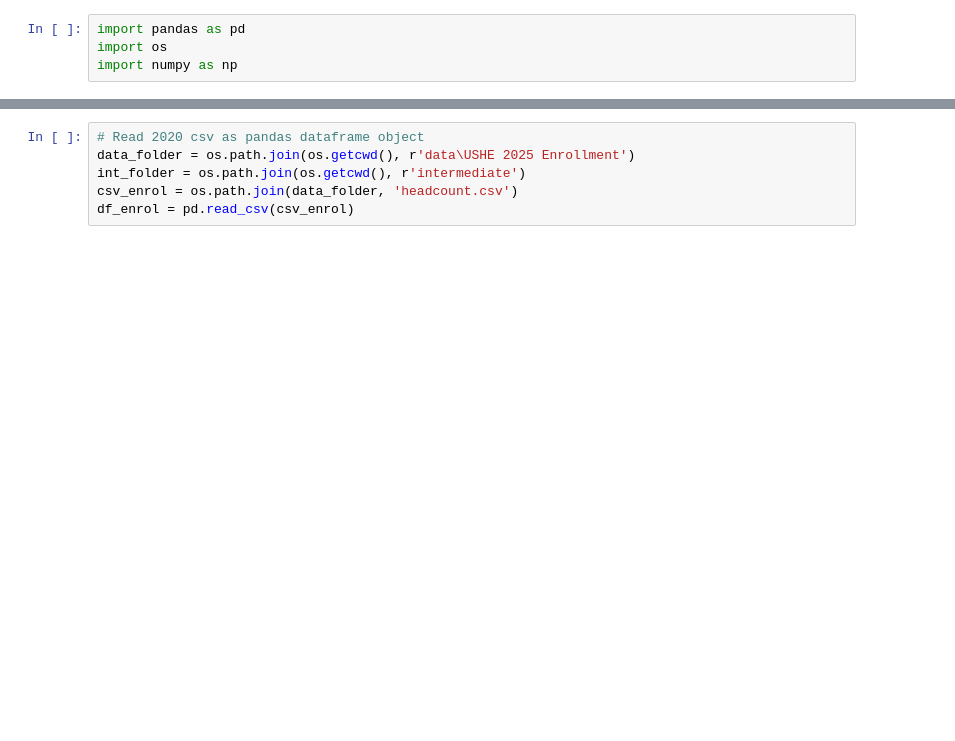
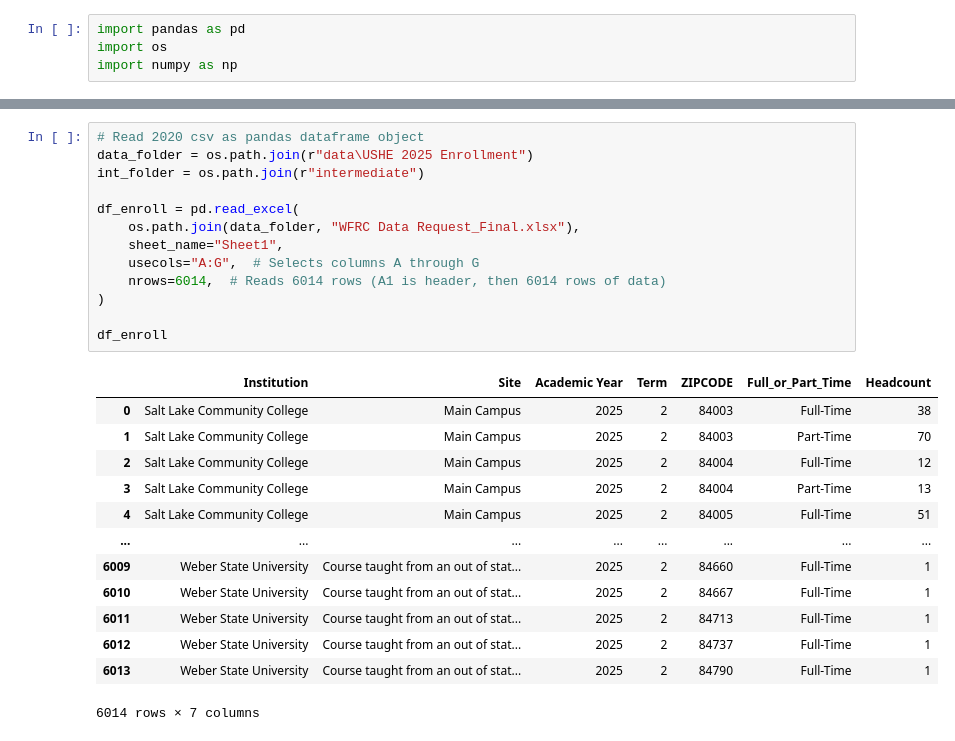
Before and after one commit to WFRCAnalytics/TDM-INP-College-Enrollment, a Jupyter notebook: 2-Public Enrollment Data 2020 by Zip Code.ipynb, the cells around one changed output, grey strips where cells are left out. Saved outputs shown, nothing was run; the diff lists cells and outputs as text; blank space fills up the shorter version.

```diff
--- a/2-Public Enrollment Data 2020 by Zip Code.ipynb
+++ b/2-Public Enrollment Data 2020 by Zip Code.ipynb
@@ -10,6 +10,27 @@ e:\Github\TDM-INP-College-Enrollment
 # %%
 # Read 2020 csv as pandas dataframe object
-data_folder = os.path.join(os.getcwd(), r'data\USHE 2025 Enrollment')
-int_folder = os.path.join(os.getcwd(), r'intermediate')
-csv_enrol = os.path.join(data_folder, 'headcount.csv')
-df_enrol = pd.read_csv(csv_enrol)
+data_folder = os.path.join(r"data\USHE 2025 Enrollment")
+int_folder = os.path.join(r"intermediate")
+
+df_enroll = pd.read_excel(
+    os.path.join(data_folder, "WFRC Data Request_Final.xlsx"),
+    sheet_name="Sheet1",
+    usecols="A:G",  # Selects columns A through G
+    nrows=6014,  # Reads 6014 rows (A1 is header, then 6014 rows of data)
+)
+
+df_enroll
+# %% [output]
+|  | Institution | Site | Academic Year | Term | ZIPCODE | Full_or_Part_Time | Headcount |
+| 0 | Salt Lake Community College | Main Campus | 2025 | 2 | 84003 | Full-Time | 38 |
+| 1 | Salt Lake Community College | Main Campus | 2025 | 2 | 84003 | Part-Time | 70 |
+| 2 | Salt Lake Community College | Main Campus | 2025 | 2 | 84004 | Full-Time | 12 |
+| 3 | Salt Lake Community College | Main Campus | 2025 | 2 | 84004 | Part-Time | 13 |
+| 4 | Salt Lake Community College | Main Campus | 2025 | 2 | 84005 | Full-Time | 51 |
+| ... | ... | ... | ... | ... | ... | ... | ... |
+| 6009 | Weber State University | Course taught from an out of stat... | 2025 | 2 | 84660 | Full-Time | 1 |
+| 6010 | Weber State University | Course taught from an out of stat... | 2025 | 2 | 84667 | Full-Time | 1 |
+| 6011 | Weber State University | Course taught from an out of stat... | 2025 | 2 | 84713 | Full-Time | 1 |
+| 6012 | Weber State University | Course taught from an out of stat... | 2025 | 2 | 84737 | Full-Time | 1 |
+| 6013 | Weber State University | Course taught from an out of stat... | 2025 | 2 | 84790 | Full-Time | 1 |
+6014 rows × 7 columns
```
Also changed, not shown: parts of 11 cells of this notebook, 5 other files.
